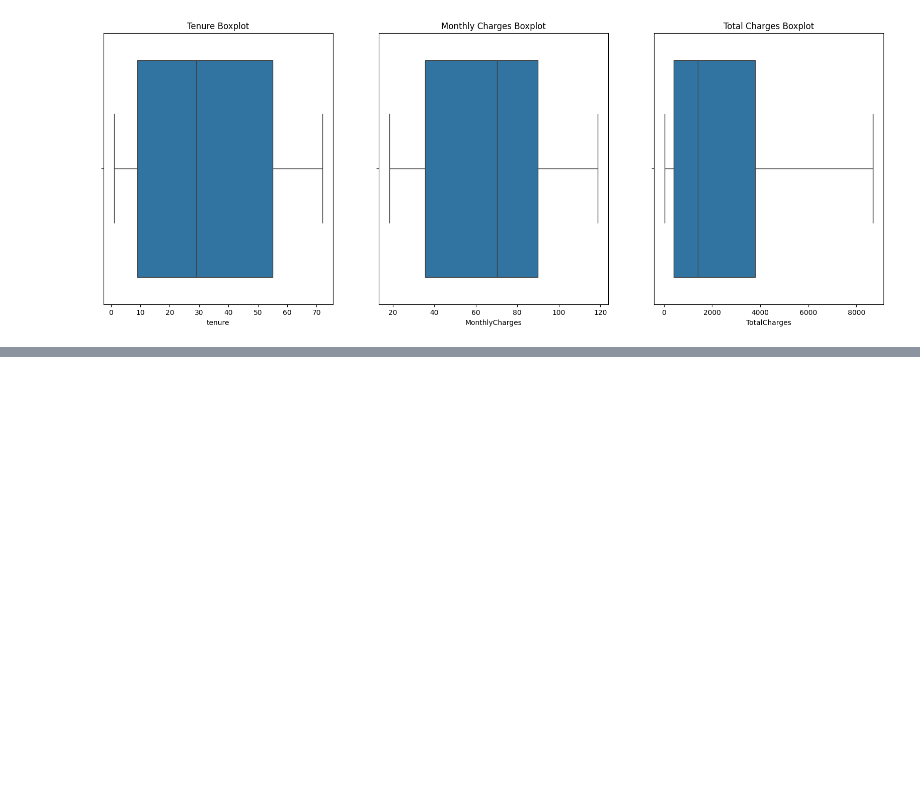
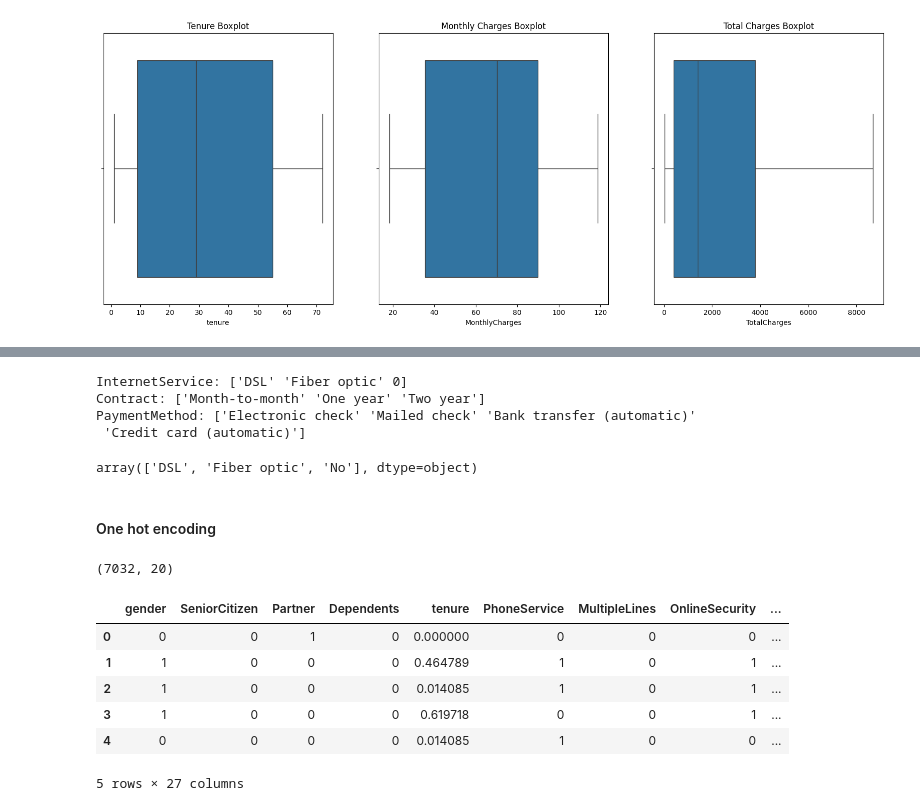
Before and after one commit to dextermadh/Customer-Churn-Prediction-using-ANN, a Jupyter notebook: notebook.ipynb, the cells around one changed output, grey strips where cells are left out. Saved outputs shown, nothing was run; the diff lists cells and outputs as text; code cells hidden in the pictures; blank space fills up the shorter version.

```diff
--- a/notebook.ipynb
+++ b/notebook.ipynb
@@ -195,0 +337,29 @@ Text(0.5, 1.0, 'Total Charges Boxplot')
+# %%
+col_unique_values(df1)
+# %% [output]
+InternetService: ['DSL' 'Fiber optic' 0]
+Contract: ['Month-to-month' 'One year' 'Two year']
+PaymentMethod: ['Electronic check' 'Mailed check' 'Bank transfer (automatic)'
+ 'Credit card (automatic)']
+# %%
+df1.InternetService = df1.InternetService.replace(0, 'No')
+df1.InternetService.unique()
+# %% [output]
+array(['DSL', 'Fiber optic', 'No'], dtype=object)
+# %% [markdown]
+#### One hot encoding
+# %%
+df1.shape
+# %% [output]
+(7032, 20)
+# %%
+df2 = pd.get_dummies(df1, dtype=int)
+df2.head()
+# %% [output]
+|  | gender | SeniorCitizen | Partner | Dependents | tenure | PhoneService | MultipleLines | OnlineSecurity | ... |
+| 0 | 0 | 0 | 1 | 0 | 0.000000 | 0 | 0 | 0 | ... |
+| 1 | 1 | 0 | 0 | 0 | 0.464789 | 1 | 0 | 1 | ... |
+| 2 | 1 | 0 | 0 | 0 | 0.014085 | 1 | 0 | 1 | ... |
+| 3 | 1 | 0 | 0 | 0 | 0.619718 | 0 | 0 | 1 | ... |
+| 4 | 0 | 0 | 0 | 0 | 0.014085 | 1 | 0 | 0 | ... |
+5 rows × 27 columns
```
Also changed, not shown: parts of 36 cells of this notebook.
